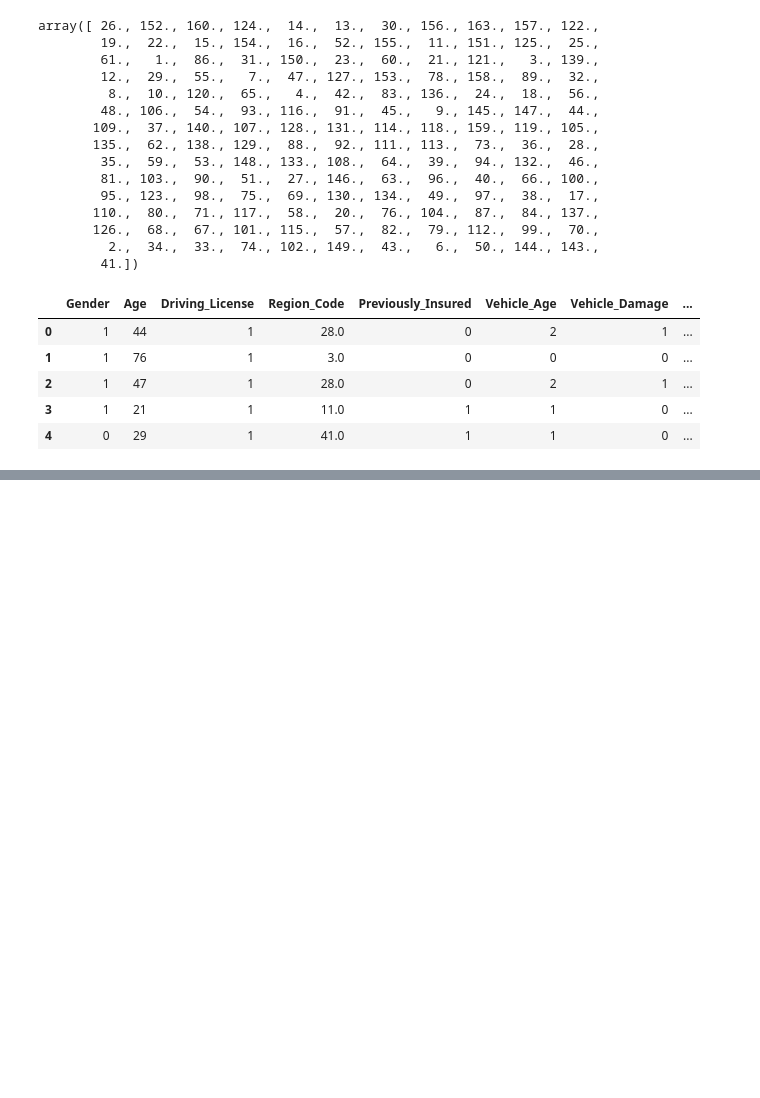
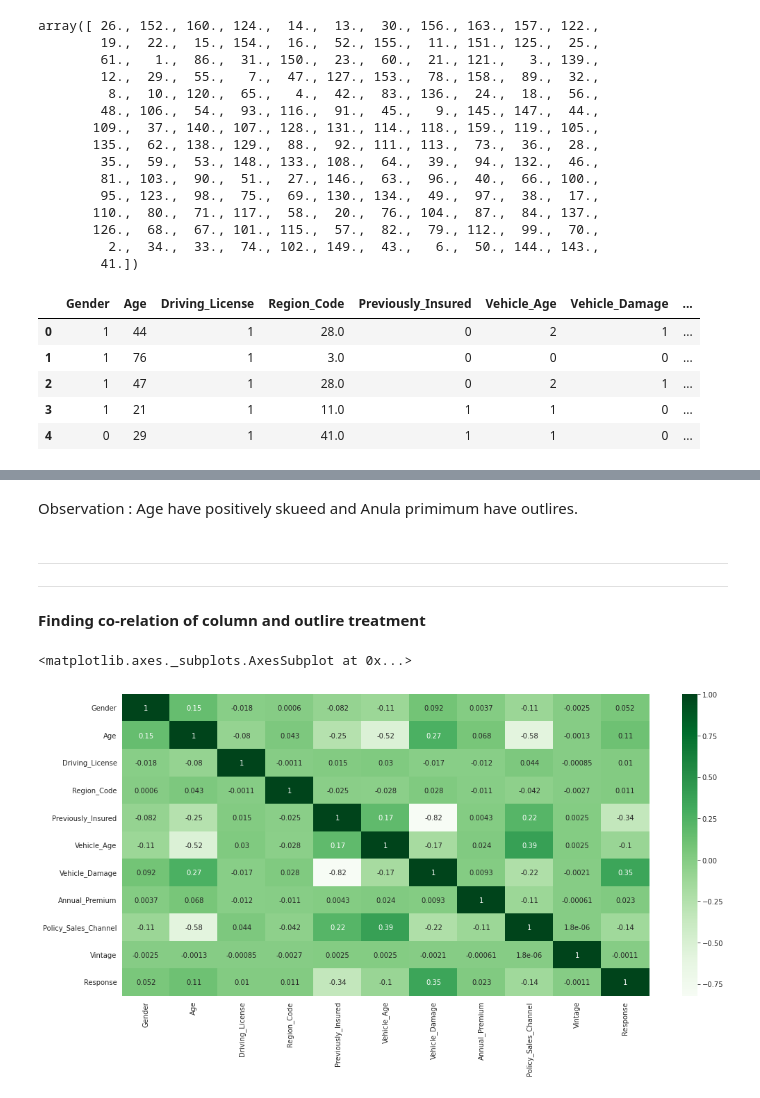
Before and after one commit to 143biswajit/HEALTH-INSURANCE-CROSS-SELL-PREDICTION, a Jupyter notebook: HEALTH_INSURANCE_CROSS_SELL_PREDICTION.ipynb, the cells around one changed output, grey strips where cells are left out. Saved outputs shown, nothing was run; the diff lists cells and outputs as text; code cells hidden in the pictures; blank space fills up the shorter version.

```diff
--- a/HEALTH_INSURANCE_CROSS_SELL_PREDICTION.ipynb
+++ b/HEALTH_INSURANCE_CROSS_SELL_PREDICTION.ipynb
@@ -577,0 +615,19 @@ df.head()
+# %% [markdown]
+Observation : Age have positively skueed and Anula primimum have outlires.
+# %% [markdown]
+
+
+---
+
+
+
+---
+# %% [markdown]
+**Finding  co-relation of column and outlire treatment**
+# %%
+# #correlation map
+plt.figure(figsize=(17,8))
+sns.heatmap(df.corr(),annot=True,cmap='Greens')
+# %% [output]
+<matplotlib.axes._subplots.AxesSubplot at 0x...>
+[figure, added]
```
Also changed, not shown: parts of 18 cells of this notebook.
